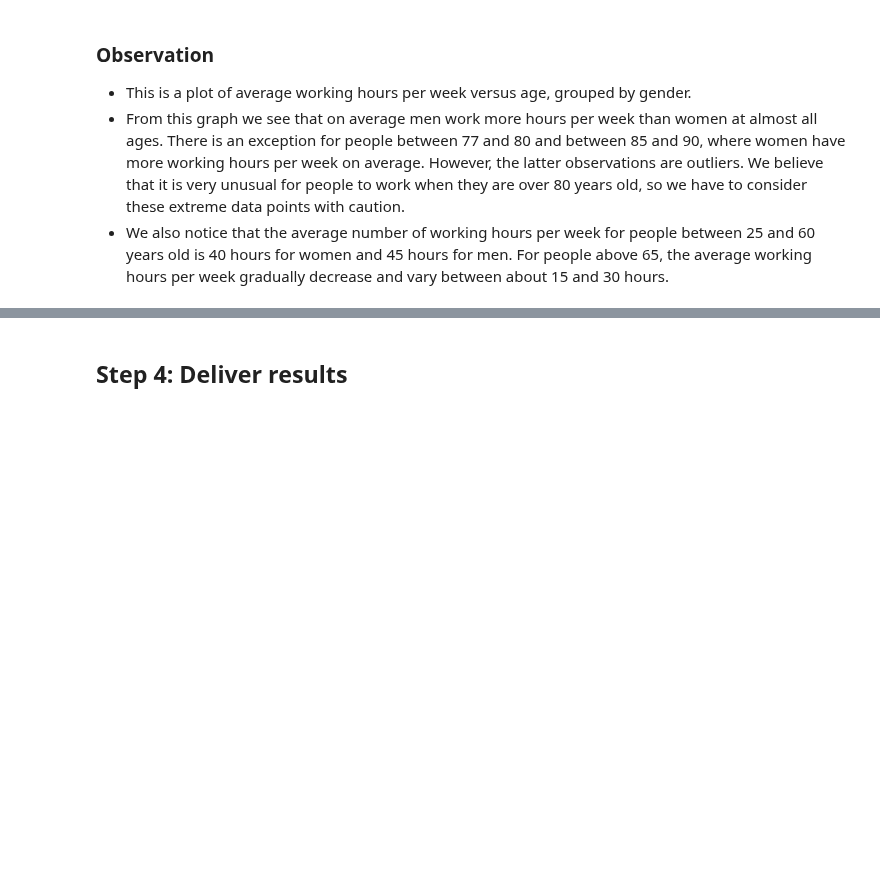
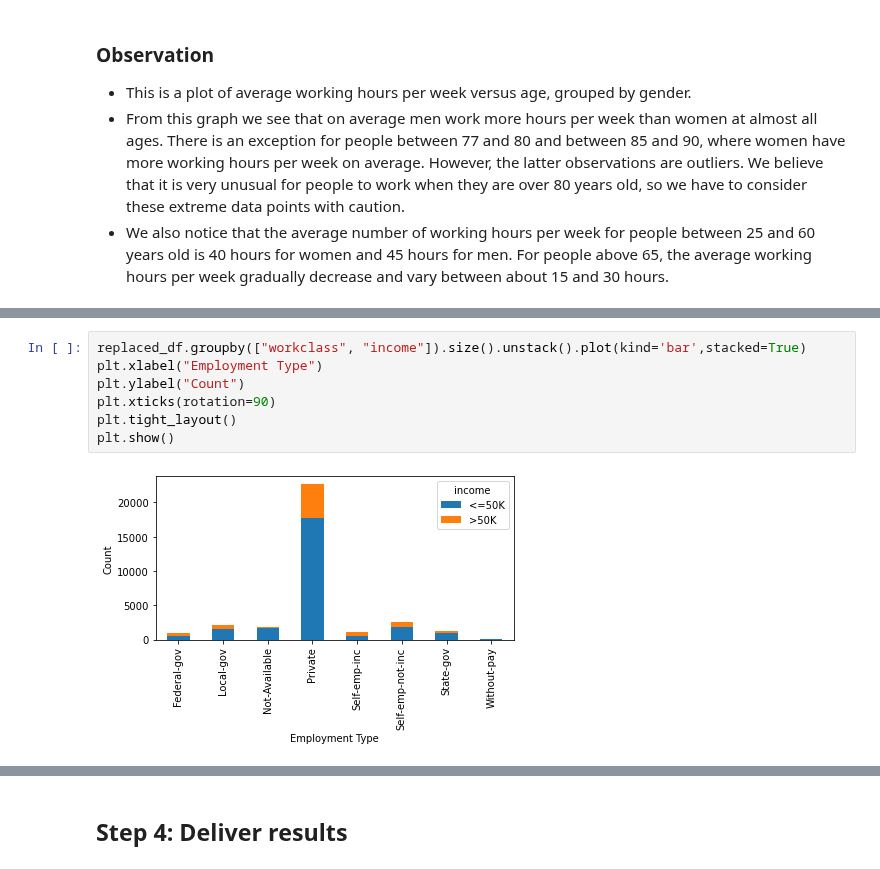
Before and after one commit to markerickson314/project-one, a Jupyter notebook: Jeanine.ipynb, the cells around one changed output, grey strips where cells are left out. Cells and saved outputs as stored; diff of their text form; blank space fills up the shorter version.

```diff
--- a/Jeanine.ipynb
+++ b/Jeanine.ipynb
@@ -1554,0 +1651,9 @@ plt.show()
+# %%
+replaced_df.groupby(["workclass", "income"]).size().unstack().plot(kind='bar',stacked=True)
+plt.xlabel("Employment Type")
+plt.ylabel("Count")
+plt.xticks(rotation=90)
+plt.tight_layout()
+plt.show()
+# %% [output]
+[figure, added]
```
Also changed, not shown: parts of 25 cells of this notebook.
